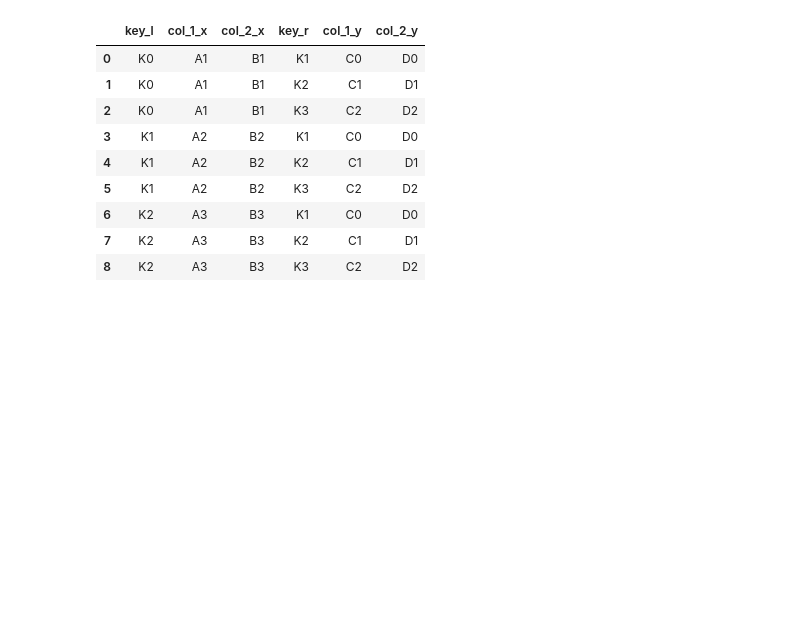
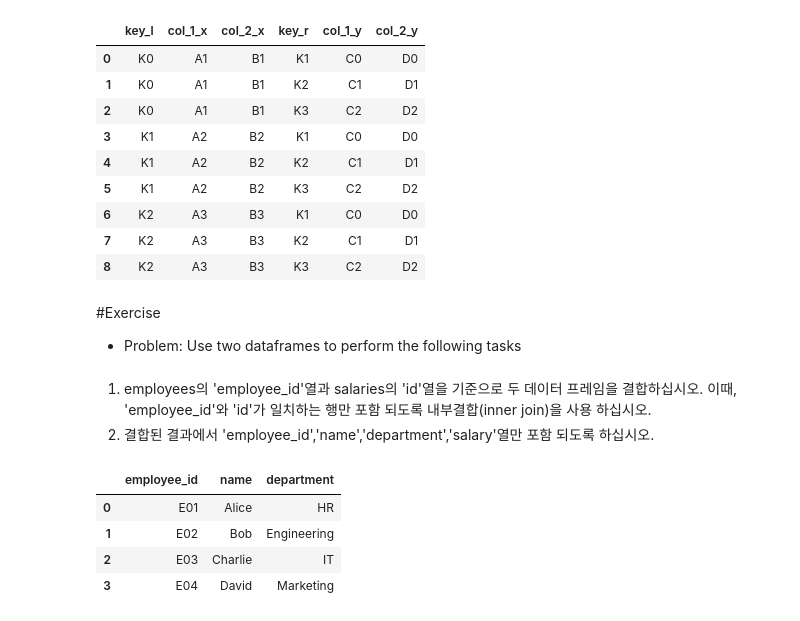
Before and after one commit to sokhan1/Introduction-to-data-analysts, a Jupyter notebook: 3_08_combine.ipynb, the cells around one changed output. Cells and saved outputs as stored; diff of their text form; code cells hidden in the pictures; blank space fills up the shorter version.

```diff
--- a/3_08_combine.ipynb
+++ b/3_08_combine.ipynb
@@ -160,3 +160,7 @@ merged
 | 6 | K2 | A3 | B3 | K1 | C0 | D0 |
 | 7 | K2 | A3 | B3 | K2 | C1 | D1 |
 | 8 | K2 | A3 | B3 | K3 | C2 | D2 |
+# %% [markdown]
+#Exercise
+
+*   Problem: Use two dataframes to perform the following tasks
@@ -162,0 +181,13 @@ merged
+# %% [markdown]
+
+
+1.   employees의 'employee_id'열과 salaries의 'id'열을 기준으로 두 데이터 프레임을 결합하십시오. 이때, 'employee_id'와 'id'가 일치하는 행만 포함 되도록 내부결합(inner join)을 사용 하십시오.
+2.   결합된 결과에서 'employee_id','name','department','salary'열만 포함 되도록 하십시오.
+# %%
+employees
+# %% [output]
+|  | employee_id | name | department |
+| 0 | E01 | Alice | HR |
+| 1 | E02 | Bob | Engineering |
+| 2 | E03 | Charlie | IT |
+| 3 | E04 | David | Marketing |
```
Also changed, not shown: parts of 5 cells of this notebook.
